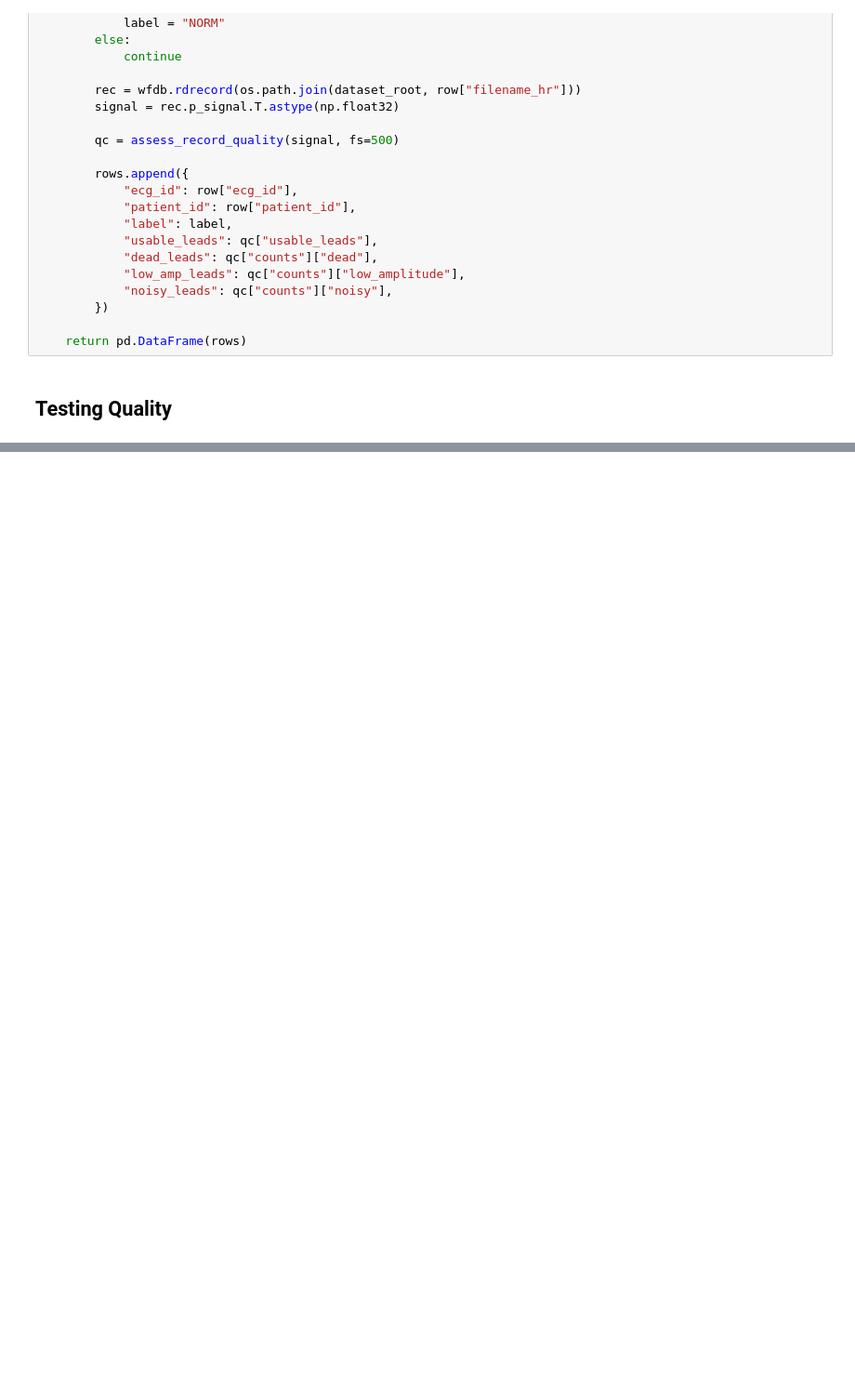
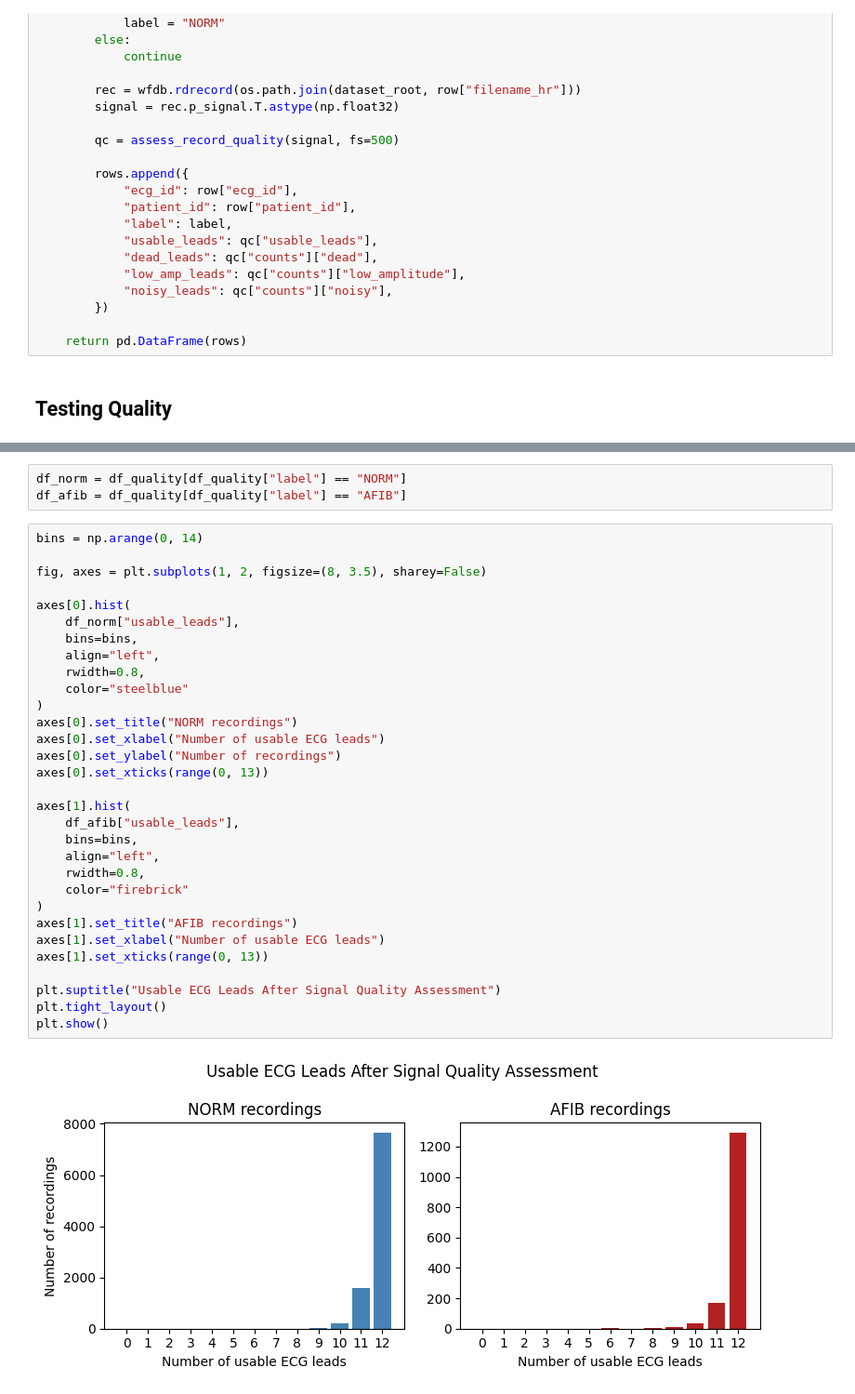
Before and after one commit to vlbthambawita/AF_detection_vs_freq, a Jupyter notebook: dataset-validation/validation_ptbxl_500hz.ipynb, the cells around one changed output, grey strips where cells are left out. Shown at 93% size. Saved outputs shown, nothing was run; the diff lists cells and outputs as text; blank space fills up the shorter version.

```diff
--- a/dataset-validation/validation_ptbxl_500hz.ipynb
+++ b/dataset-validation/validation_ptbxl_500hz.ipynb
@@ -362,0 +379,36 @@ AttributeError: module 'numpy' has no attribute 'trapz'
+# %%
+df_norm = df_quality[df_quality["label"] == "NORM"]
+df_afib = df_quality[df_quality["label"] == "AFIB"]
+# %%
+bins = np.arange(0, 14)
+
+fig, axes = plt.subplots(1, 2, figsize=(8, 3.5), sharey=False)
+
+axes[0].hist(
+    df_norm["usable_leads"],
+    bins=bins,
+    align="left",
+    rwidth=0.8,
+    color="steelblue"
+)
+axes[0].set_title("NORM recordings")
+axes[0].set_xlabel("Number of usable ECG leads")
+axes[0].set_ylabel("Number of recordings")
+axes[0].set_xticks(range(0, 13))
+
+axes[1].hist(
+    df_afib["usable_leads"],
+    bins=bins,
+    align="left",
+    rwidth=0.8,
+    color="firebrick"
+)
+axes[1].set_title("AFIB recordings")
+axes[1].set_xlabel("Number of usable ECG leads")
+axes[1].set_xticks(range(0, 13))
+
+plt.suptitle("Usable ECG Leads After Signal Quality Assessment")
+plt.tight_layout()
+plt.show()
+# %% [output]
+[figure, added]
```
Also changed, not shown: parts of 3 cells of this notebook.
